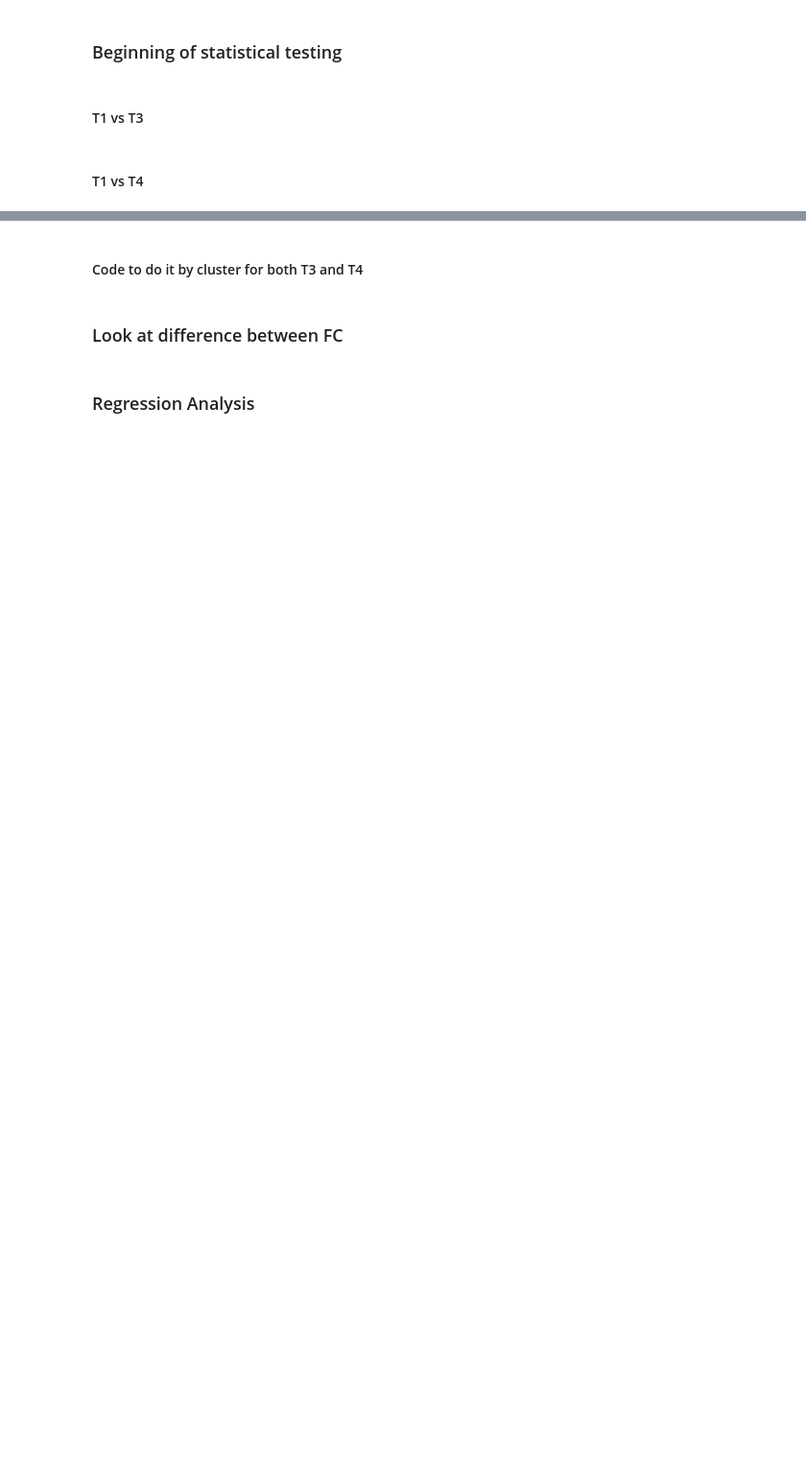
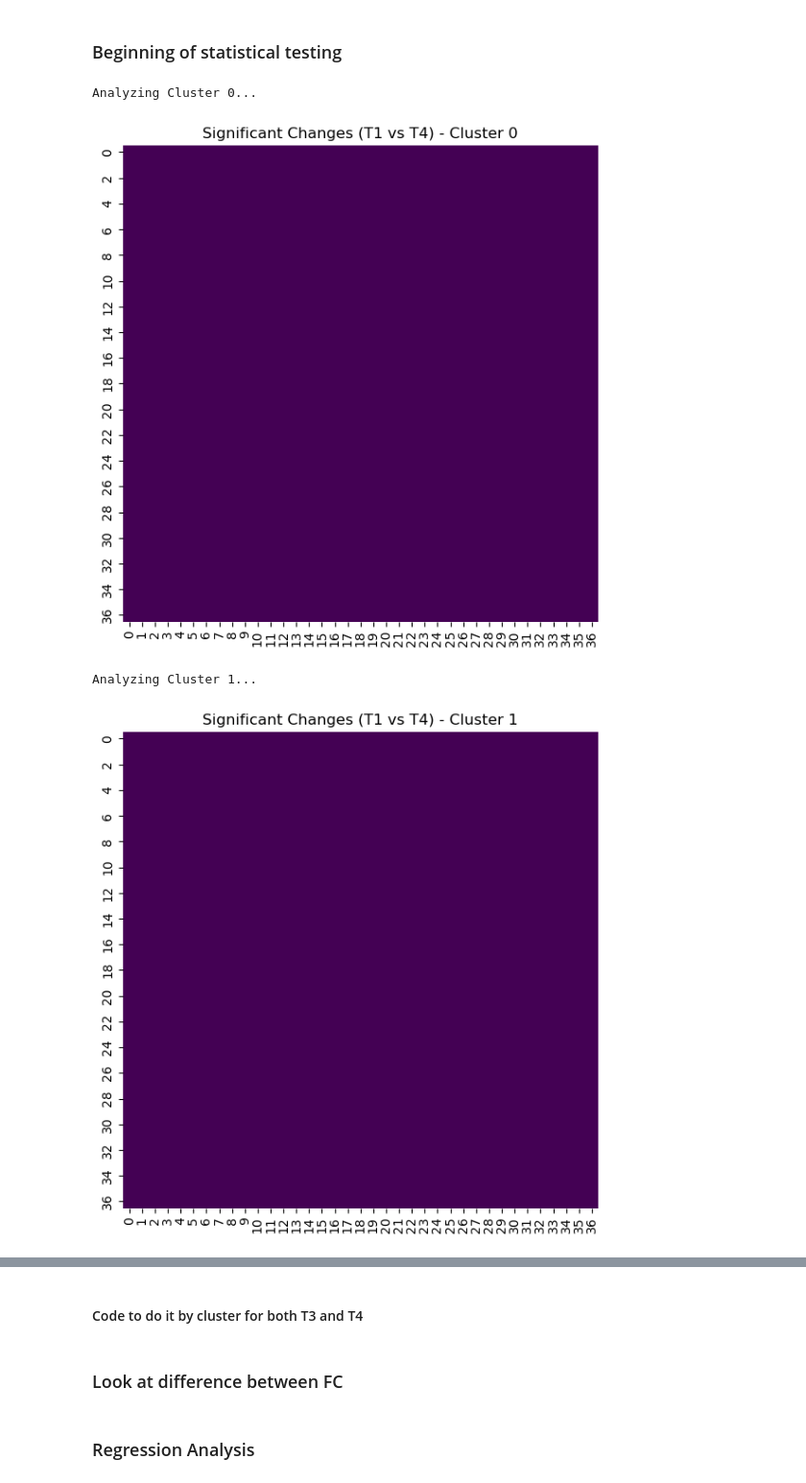
Before and after one commit to maylismlr/uphummel_MA4, a Jupyter notebook: clustering.ipynb, the cells around one changed output, grey strips where cells are left out. Shown at 96% size. Saved outputs shown, nothing was run; the diff lists cells and outputs as text; code cells hidden in the pictures; blank space fills up the shorter version.

```diff
--- a/clustering.ipynb
+++ b/clustering.ipynb
@@ -210,8 +243,8 @@ import numpy as np
 import matplotlib.pyplot as plt
 import seaborn as sns
 
-def compare_T1_T4_by_cluster(df, rois, alpha=0.05):
-    n_rois = len(rois)
+def compare_T1_T_by_cluster(df, tp=3, alpha=0.05):
+    n_rois = t1_matrices[0].shape[0]
     results = {}
 
     for cluster in sorted(df['cluster'].unique()):
@@ -221,7 +254,7 @@ def compare_T1_T4_by_cluster(df, rois, alpha=0.05):
         cluster_df = df[df['cluster'] == cluster]
 
         # Ensure subjects have both T1 and T4
-        cluster_df = cluster_df.dropna(subset=['T1_matrix', 'T4_matrix'])
+        cluster_df = cluster_df.dropna(subset=['T1_matrix', f'T{tp}_matrix'])
 
         if cluster_df.empty:
             print(f" - No data for Cluster {cluster}")
@@ -252,11 +285,9 @@ def compare_T1_T4_by_cluster(df, rois, alpha=0.05):
 
         # Plot
         plt.figure(figsize=(7, 6))
-        sns.heatmap(signif_matrix, cmap='Reds', square=True, cbar=False)
+        sns.heatmap(signif_matrix, cmap='viridis', square=True, cbar=False)
         plt.title(f'Significant Changes (T1 vs T4) - Cluster {cluster}')
         plt.tight_layout()
         plt.show()
 
     return results
-# %% [markdown]
-#### T1 vs T3
@@ -317,2 +294,7 @@ make_plot(significant_matrix, "T1 vs T3", cmap = "viridis", vmin=0, vmax=1, save
-# %% [markdown]
-#### T1 vs T4
+# %%
+results = compare_T1_T4_by_cluster(t1_t4_matrices_labeled, rois, alpha=0.05)
+# %% [output]
+Analyzing Cluster 0...
+[figure, added]
+Analyzing Cluster 1...
+[figure, added]
```
Also changed, not shown: parts of 10 cells of this notebook, 1 other file.
